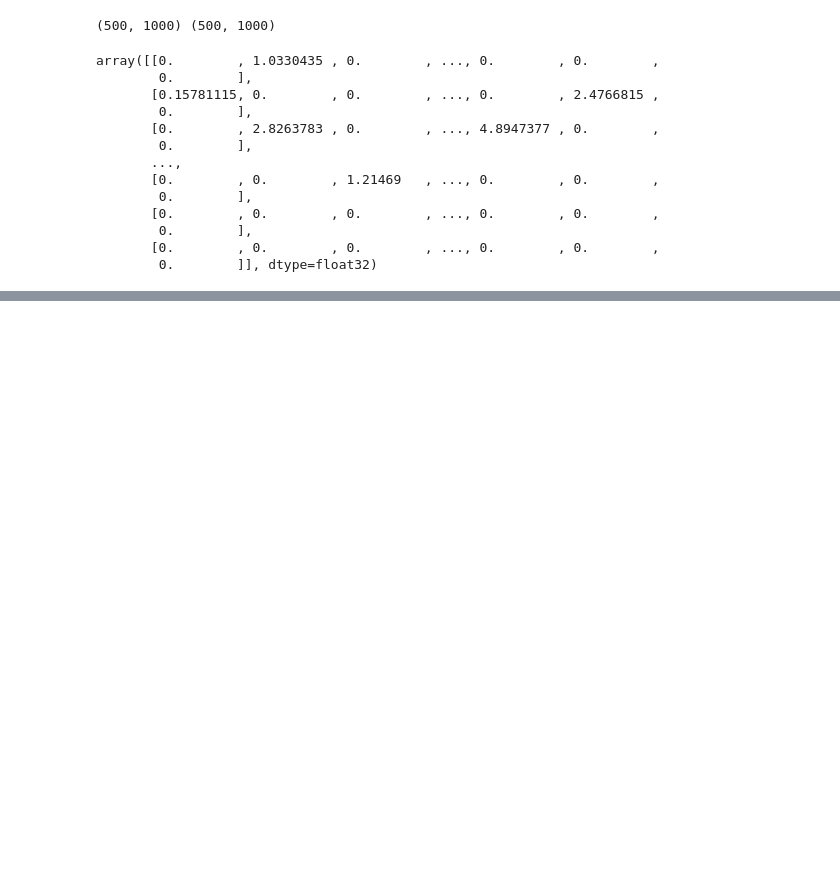
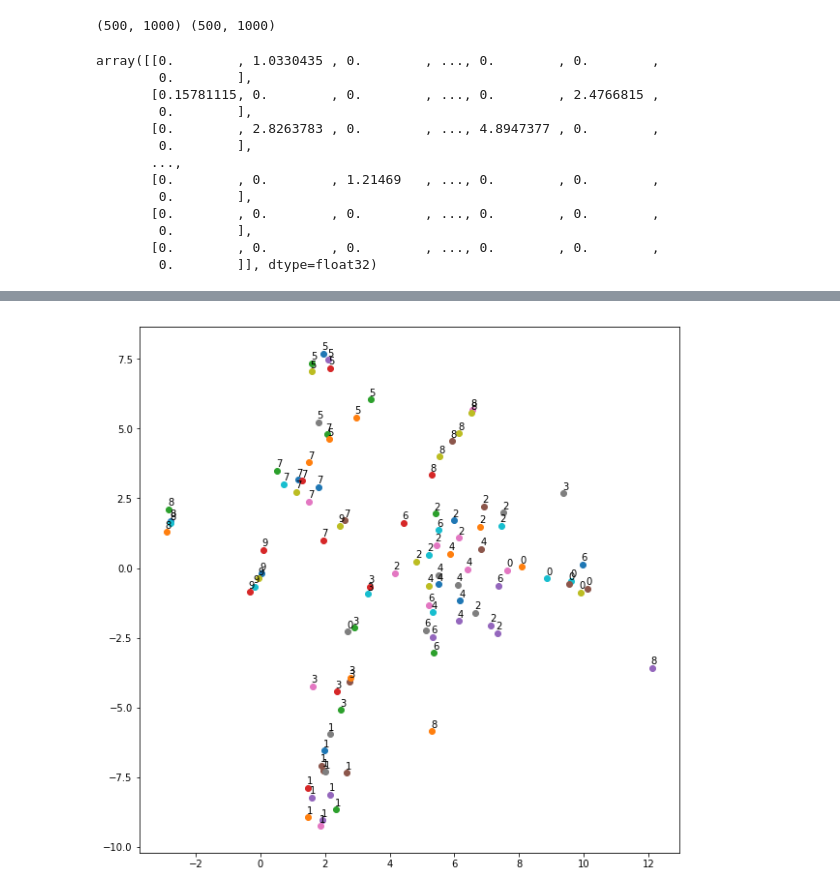
Before and after one commit to CornellDataScience/insights-vizNNs, a Jupyter notebook: MNIST_clothes/TNSE_fashion.ipynb, the cells around one changed output, grey strips where cells are left out. Cells and saved outputs as stored; diff of their text form; code cells hidden in the pictures; blank space fills up the shorter version.

```diff
--- a/MNIST_clothes/TNSE_fashion.ipynb
+++ b/MNIST_clothes/TNSE_fashion.ipynb
@@ -77,6 +77,10 @@ source_matrix = lowD_2
 target_matrix = lowD_1
 # %%
 source_matrix_new = al.make_transform(source_matrix, target_matrix)
+# %%
+plot_with_labels(source_matrix, test_labels[:100])
+# %% [output]
+[figure, added]
 # %%
 #doesn't seem to actually transform... doube check with others?
 plot_with_labels(source_matrix_new, test_labels[:100])
```
Also changed, not shown: parts of 5 cells of this notebook, 2 other files.
